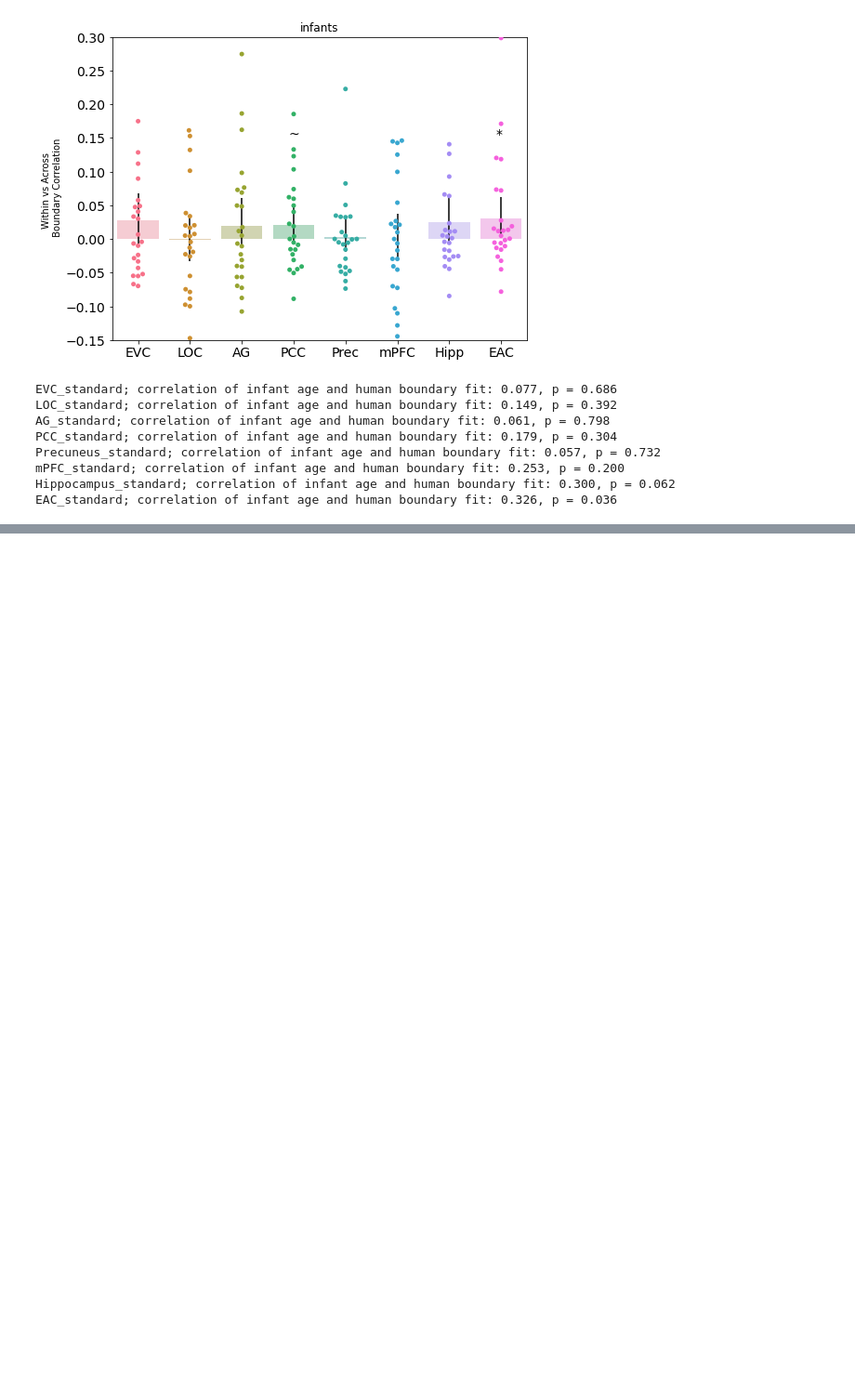
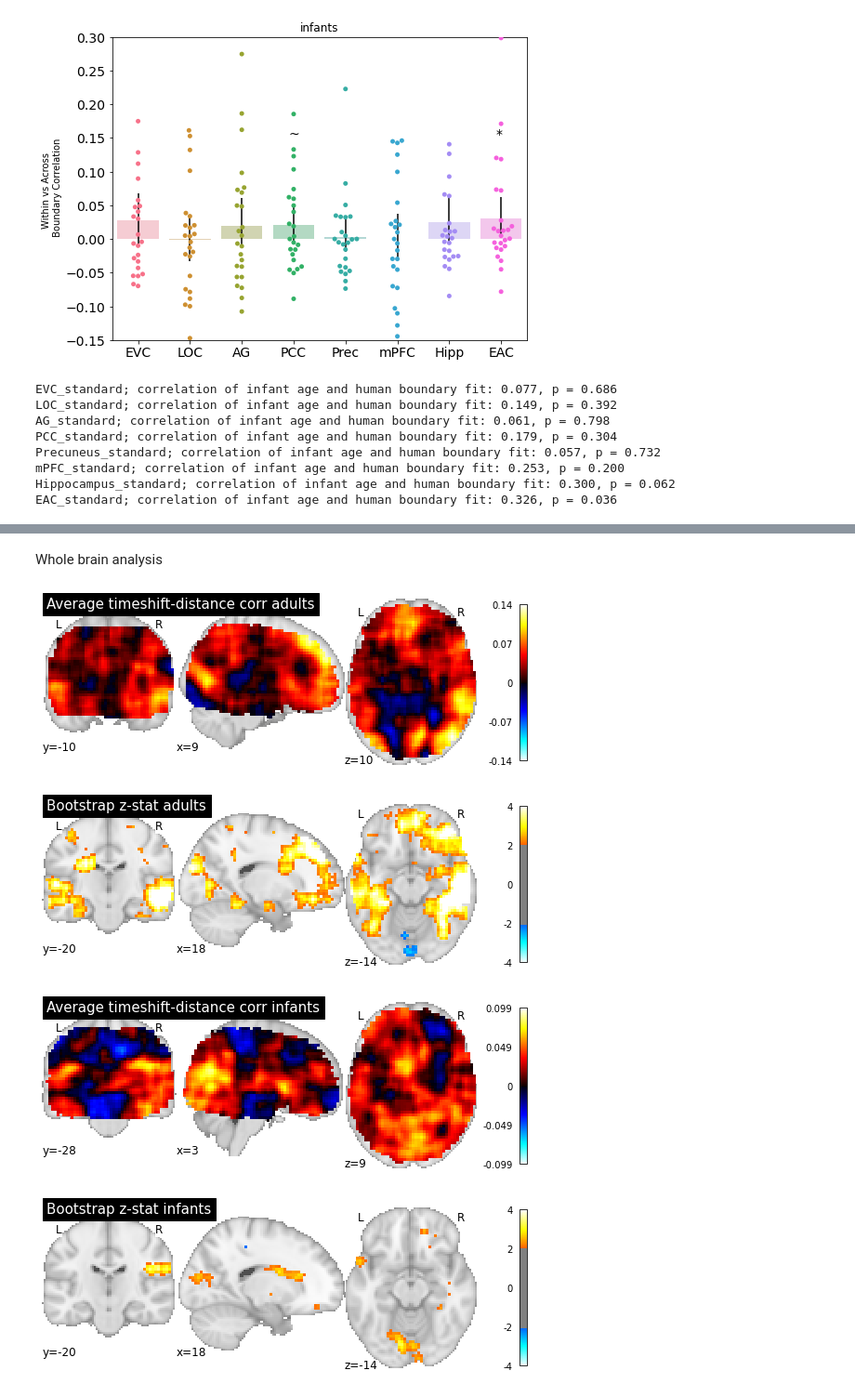
Before and after one commit to ntblab/infant_neuropipe, a Jupyter notebook: scripts/MM_EventSeg/Event_Segmentation.ipynb, the cells around one changed output, grey strips where cells are left out. Shown at 93% size. Drawn from its saved outputs; the diff is of its cells as text; code cells hidden in the pictures; blank space fills up the shorter version.

```diff
--- a/scripts/MM_EventSeg/Event_Segmentation.ipynb
+++ b/scripts/MM_EventSeg/Event_Segmentation.ipynb
@@ -1682,0 +1876,48 @@ EAC_standard; correlation of infant age and human boundary fit: 0.326, p = 0.036
+# %% [markdown]
+Whole brain analysis
+# %%
+ages=['adults','infants']
+for age in ages:
+
+    # load all of the individual subjects' whole brain data
+    data_files=!ls {human_dir}/*{age}*sub*bounds_distance.nii.gz
+
+    # find the average
+    brain_data=[]
+    for file in data_files:
+        nii=nib.load(file) # load
+        data=brain_masker.fit_transform(nii)[0] # mask using the intersect brain mask
+        brain_data.append(data)
+
+    # calculate the average
+    brain_data=np.stack(brain_data)
+    avg_humanbound=np.nanmean(brain_data,axis=0)
+
+    avg_nii=brain_masker.inverse_transform(avg_humanbound)
+
+    # save this
+    nib.save(avg_nii,human_dir+age+'_avg_bounds_distance.nii.gz')
+
+    # then load in the bootstrap z-stat image
+    z_nii=nib.load(human_dir+age+'_avg_zscores_distance.nii.gz')
+
+    # what is the p-value threshold for alpha
+    pval_thresh=stats.t.ppf(1-0.025, nSubj)
+
+    cut_coords=(18,-20,-14)
+
+    # show the plot of the average
+    fig1=plotting.plot_stat_map(avg_nii,draw_cross=False, title='Average timeshift-distance corr %s' % age) #cut_coords=cut_coords)
+
+    # show the plot of the z stat image
+    fig2=plotting.plot_stat_map(z_nii,threshold=pval_thresh,draw_cross=False,
+                            vmax=4,title='Bootstrap z-stat %s' % age,cut_coords=cut_coords)
+
+
+    fig1.savefig(save_plot_dir + 'searchlight_wva_bounds_distance_%s.svg' % age)
+    fig2.savefig(save_plot_dir + 'searchlight_zstat_bounds_distance_%s.svg' % age)
+# %% [output]
+[figure, added]
+[figure, added]
+[figure, added]
+[figure, added]
```
Also changed, not shown: parts of 43 cells of this notebook.
